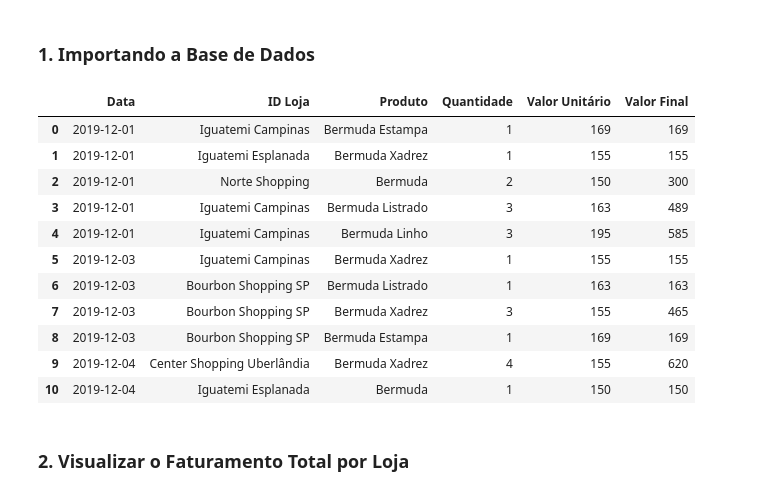
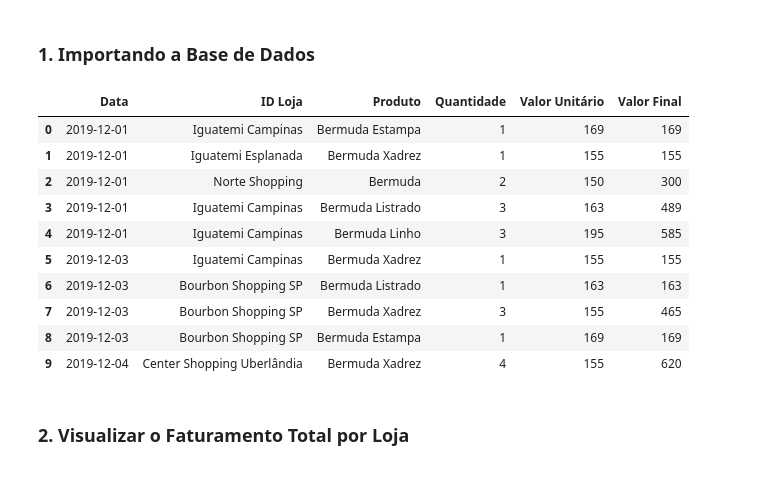
Before and after one commit to MAGALHAESMARIA/Vendas, a Jupyter notebook: Análise_de_Vendas.ipynb, the cells around one changed output. Drawn from its saved outputs; the diff is of its cells as text; code cells hidden in the pictures.

```diff
--- a/Análise_de_Vendas.ipynb
+++ b/Análise_de_Vendas.ipynb
@@ -11,24 +11,23 @@ Os arquivos utilizados abaixo foram disponibilizados pela [videoaula](https://ww
 # %%
 import pandas as pd
 
 # Importando a tabela
 tabela_vendas = pd.read_excel("Vendas.xlsx")
 
-# Exibindo as 10 primeiras linhas da tabela só para termos um panorama geral
-display(tabela_vendas.head(11))
+# Exibindo as 10 primeiras linhas da tabela
+display(tabela_vendas.head(10))
 # %% [output]
 |  | Data | ID Loja | Produto | Quantidade | Valor Unitário | Valor Final |
 | 0 | 2019-12-01 | Iguatemi Campinas | Bermuda Estampa | 1 | 169 | 169 |
 | 1 | 2019-12-01 | Iguatemi Esplanada | Bermuda Xadrez | 1 | 155 | 155 |
 | 2 | 2019-12-01 | Norte Shopping | Bermuda | 2 | 150 | 300 |
 | 3 | 2019-12-01 | Iguatemi Campinas | Bermuda Listrado | 3 | 163 | 489 |
 | 4 | 2019-12-01 | Iguatemi Campinas | Bermuda Linho | 3 | 195 | 585 |
 | 5 | 2019-12-03 | Iguatemi Campinas | Bermuda Xadrez | 1 | 155 | 155 |
 | 6 | 2019-12-03 | Bourbon Shopping SP | Bermuda Listrado | 1 | 163 | 163 |
 | 7 | 2019-12-03 | Bourbon Shopping SP | Bermuda Xadrez | 3 | 155 | 465 |
 | 8 | 2019-12-03 | Bourbon Shopping SP | Bermuda Estampa | 1 | 169 | 169 |
 | 9 | 2019-12-04 | Center Shopping Uberlândia | Bermuda Xadrez | 4 | 155 | 620 |
-| 10 | 2019-12-04 | Iguatemi Esplanada | Bermuda | 1 | 150 | 150 |
 # %% [markdown]
 ### **2. Visualizar o Faturamento Total por Loja**
 # %% [markdown]
```
Also changed, not shown: parts of 3 cells of this notebook.
